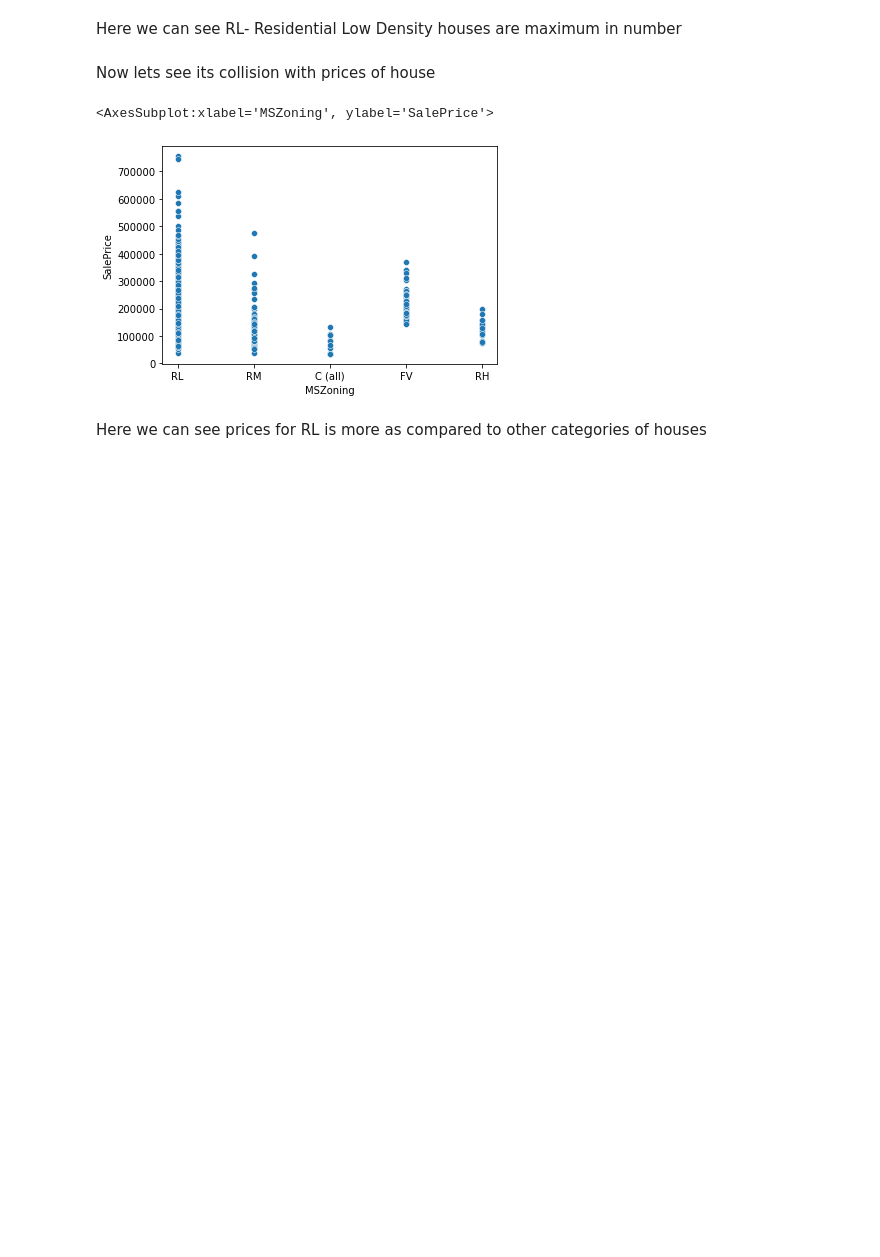
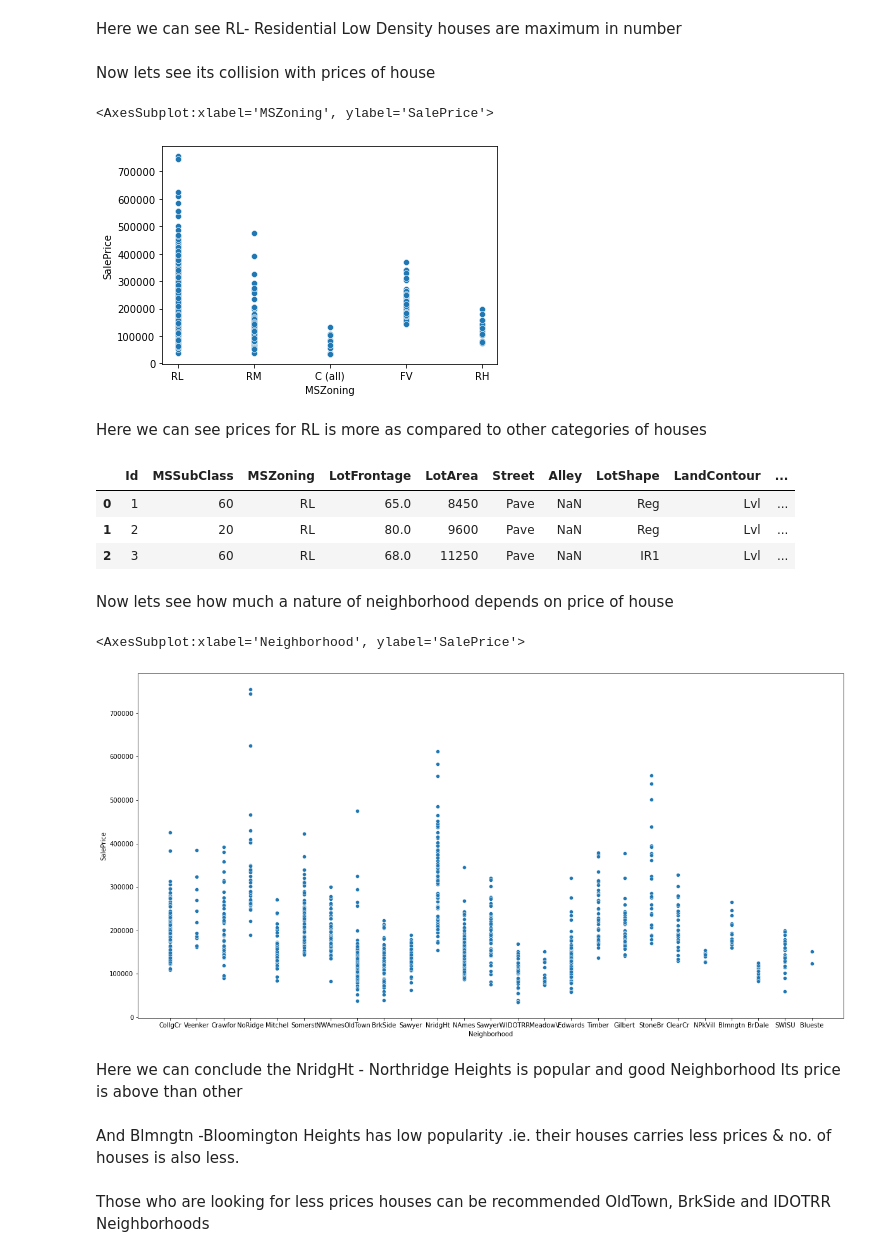
Before and after one commit to tosif91/machine_learning, a Jupyter notebook: basics/EDA_housing.ipynb, the cells around one changed output. Saved outputs shown, nothing was run; the diff lists cells and outputs as text; code cells hidden in the pictures; blank space fills up the shorter version.

```diff
--- a/basics/EDA_housing.ipynb
+++ b/basics/EDA_housing.ipynb
@@ -196,3 +196,24 @@ sns.scatterplot(x='MSZoning',y='SalePrice',data=df)
 [figure]
 # %% [markdown]
 Here we can see prices for RL is more as compared to other categories of houses
+# %%
+df.head(3)
+# %% [output]
+|  | Id | MSSubClass | MSZoning | LotFrontage | LotArea | Street | Alley | LotShape | LandContour | ... |
+| 0 | 1 | 60 | RL | 65.0 | 8450 | Pave | NaN | Reg | Lvl | ... |
+| 1 | 2 | 20 | RL | 80.0 | 9600 | Pave | NaN | Reg | Lvl | ... |
+| 2 | 3 | 60 | RL | 68.0 | 11250 | Pave | NaN | IR1 | Lvl | ... |
+# %% [markdown]
+Now lets see how much a nature of neighborhood depends on price of house
+# %%
+plt.figure(figsize=(20,10))
+sns.scatterplot(x='Neighborhood', y='SalePrice', data=df)
+# %% [output]
+<AxesSubplot:xlabel='Neighborhood', ylabel='SalePrice'>
+[figure, added]
+# %% [markdown]
+Here we can conclude the NridgHt - Northridge Heights is popular and good Neighborhood Its price is above than other
+# %% [markdown]
+And Blmngtn	-Bloomington Heights has low popularity .ie. their houses carries less prices & no. of houses is also less.
+# %% [markdown]
+Those who are looking for less prices houses can be recommended OldTown, BrkSide and IDOTRR Neighborhoods
```
